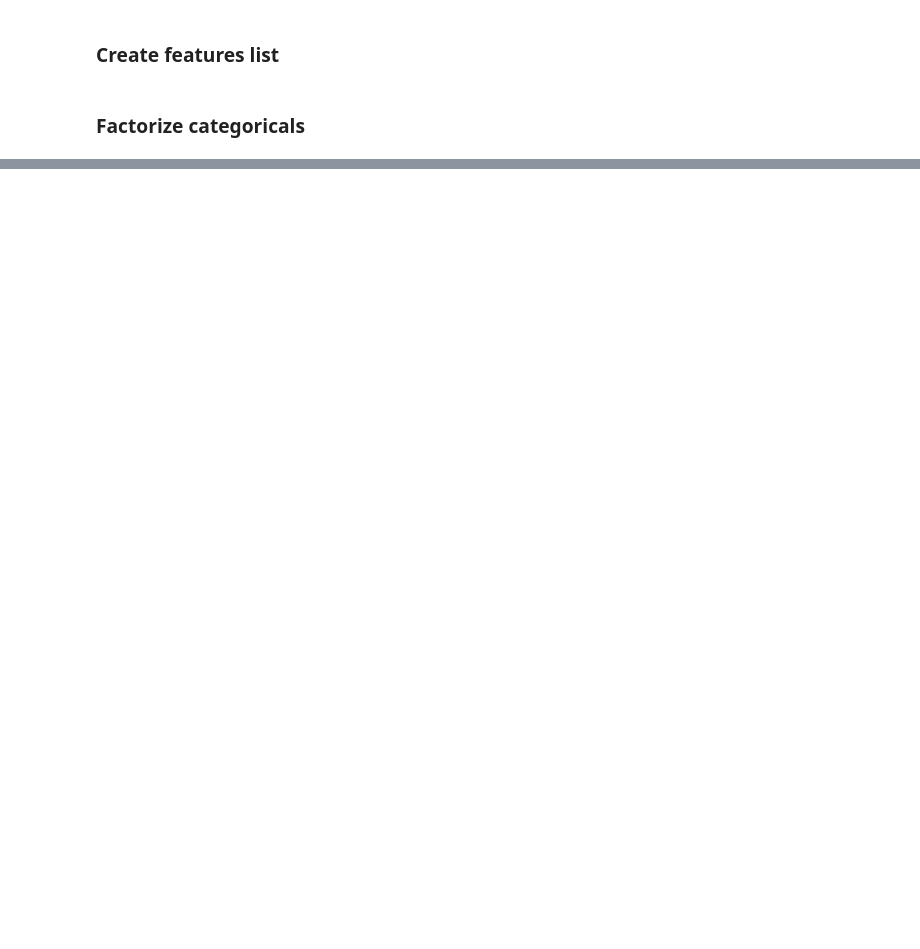
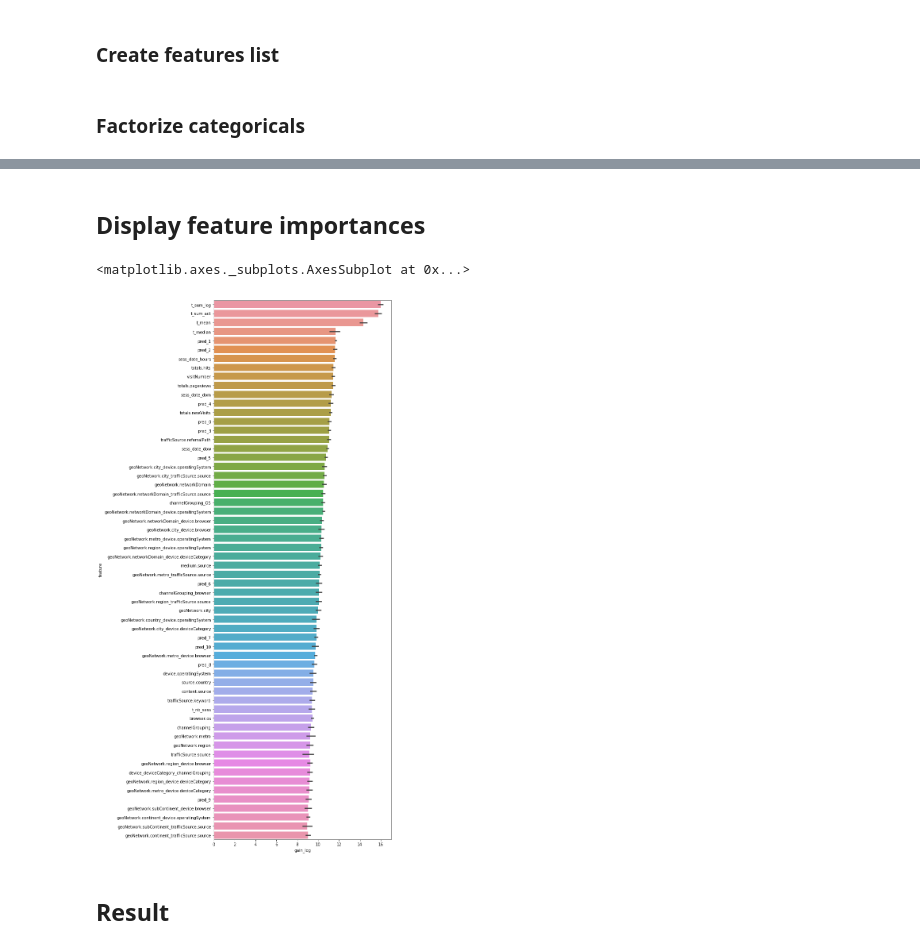
Before and after one commit to souvikb07/Google-Analytics-Customer-Revenue-Prediction, a Jupyter notebook: GACRP.ipynb, the cells around one changed output, grey strips where cells are left out. Drawn from its saved outputs; the diff is of its cells as text; code cells hidden in the pictures; blank space fills up the shorter version.

```diff
--- a/GACRP.ipynb
+++ b/GACRP.ipynb
@@ -140,0 +439,3 @@ for f in categorical_features:
+# %%
+# Aggregate data at User level
+trn_data = train[train_features + ['fullVisitorId']].groupby('fullVisitorId').mean()
@@ -141 +497,36 @@ for f in categorical_features:
+# %%
+train['target'] = y_reg
+trn_user_target = train[['fullVisitorId', 'target']].groupby('fullVisitorId').sum()
+# %%
+params={'learning_rate': 0.03,
+        'objective':'regression',
+        'metric':'rmse',
+        'num_leaves': 31,
+        'verbose': 1,
+        "subsample": 0.99,
+        "colsample_bytree": 0.99,
+        "random_state":42,
+        'max_depth': 15,
+        'lambda_l2': 0.02085548700474218,
+        'lambda_l1': 0.004107624022751344,
+        'bagging_fraction': 0.7934712636944741,
+        'feature_fraction': 0.686612409641711,
+        'min_child_samples': 21
+       }
+
+xgb_params = {
+        'objective': 'reg:linear',
+        'booster': 'gbtree',
+        'learning_rate': 0.02,
+        'max_depth': 22,
+        'min_child_weight': 57,
+        'gamma' : 1.45,
+        'alpha': 0.0,
+        'lambda': 0.0,
+        'subsample': 0.67,
+        'colsample_bytree': 0.054,
+        'colsample_bylevel': 0.50,
+        'n_jobs': -1,
+        'random_state': 456
+    }
 # %% [markdown]
@@ -187,0 +608,14 @@ AttributeError: 'str' object has no attribute 'log1p'
+# %% [markdown]
+## Display feature importances
+# %%
+vis_importances['gain_log'] = np.log1p(vis_importances['gain'])
+mean_gain = vis_importances[['gain', 'feature']].groupby('feature').mean()
+vis_importances['mean_gain'] = vis_importances['feature'].map(mean_gain['gain'])
+
+plt.figure(figsize=(8, 25))
+sns.barplot(x='gain_log', y='feature', data=vis_importances.sort_values('mean_gain', ascending=False).iloc[:300])
+# %% [output]
+<matplotlib.axes._subplots.AxesSubplot at 0x...>
+[figure, added]
+# %% [markdown]
+## Result
```
Also changed, not shown: parts of 31 cells of this notebook.
